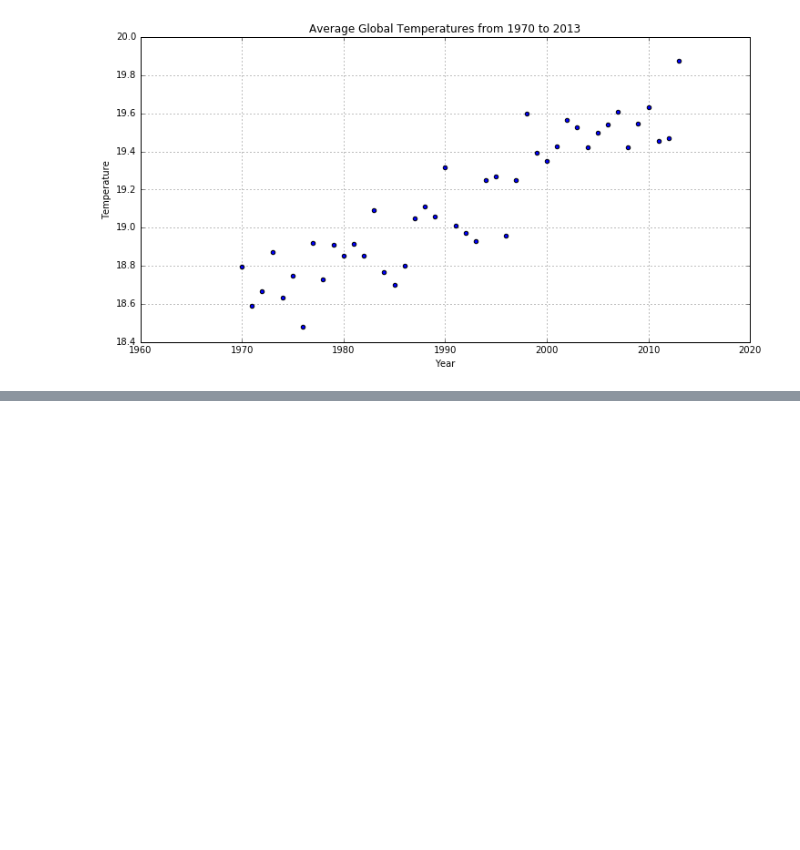
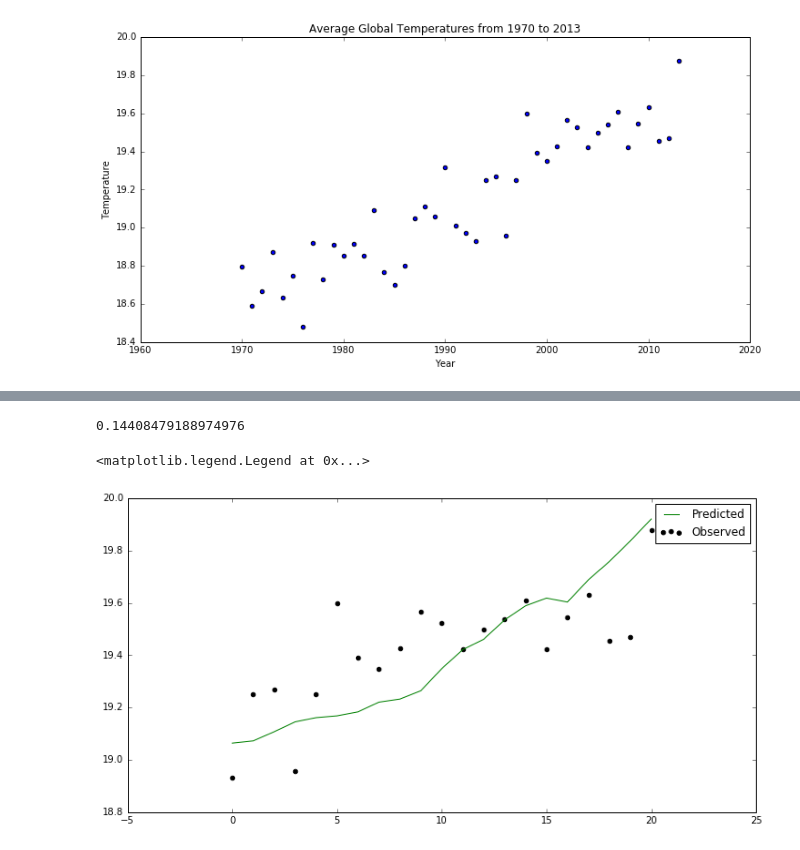
Before and after one commit to mbhatti29/CSC-Project, a Jupyter notebook: CarbonAndTemperature.ipynb, the cells around one changed output, grey strips where cells are left out. Drawn from its saved outputs; the diff is of its cells as text; code cells hidden in the pictures; blank space fills up the shorter version.

Commit message:
add linear regression

```diff
--- a/CarbonAndTemperature.ipynb
+++ b/CarbonAndTemperature.ipynb
@@ -34,7 +34,7 @@ temperatures.head()
 | 3 | 1744 | NaN | NaN | Åland |
 | 4 | 1744 | NaN | NaN | Åland |
 # %%
-world_data=carbon[carbon.index=='World'].values
+world_data=carbon[carbon.index=='World'].values[:]
 plt.figure(figsize=(12, 6))
 plt.scatter(range(1970,2014),world_data)
 plt.xlabel('Year')
@@ -45,15 +45,21 @@ plt.ylabel('Ktons CO2')
 # %%
 dates = temperatures['Year'].drop_duplicates().values
 temps = temperatures.groupby(['Year']).mean()['AverageTemperature'].values
+unc_temps = temperatures.groupby(['Year']).mean()['AverageTemperatureUncertainty'].values
 #from 1970 to 2013
 dates = dates[-44:]
 temps = temps[-44:]
+unc_temps = unc_temps[-44:]
 plt.figure(figsize=(12, 6))
 plt.scatter(dates, temps)
-plt.grid(True)
 plt.title("Average Global Temperatures from 1970 to 2013")
 plt.xlabel("Year")
 plt.ylabel("Temperature")
 plt.show()
 # %% [output]
 [figure]
+# %%
+df = pd.DataFrame({'Average Temp' : temps,
+                   'CO2' : world_data[0],
+                  'Average Temp Uncertainty' : unc_temps},index=dates)
+df.head()
@@ -59,0 +73,23 @@ plt.show()
+# %%
+from sklearn.linear_model import LinearRegression
+#use 22 years for train data and next 22 as test
+train = df[:24]
+test = df[23:]
+X_train = train.drop('Average Temp', axis=1).reset_index().drop('index', axis =1)
+X_test = test.drop('Average Temp', axis=1).reset_index().drop('index', axis =1)
+Y_train = train['Average Temp']
+Y_test = test['Average Temp']
+lr_elect = LinearRegression()
+lr_elect.fit(X_train,Y_train)
+lr_elect.score(X_test, Y_test)
+# %% [output]
+0.14408479188974976
+# %%
+y_lr = lr_elect.predict(X_test)
+plt.figure(figsize=(12,6))
+plt.scatter(X_test.index, Y_test, label='Observed', color='k')
+plt.plot(X_test.index, y_lr, label='Predicted', color='g')
+plt.legend(loc='upper right')
+# %% [output]
+<matplotlib.legend.Legend at 0x...>
+[figure, added]
```
Also changed, not shown: parts of 2 cells of this notebook.
